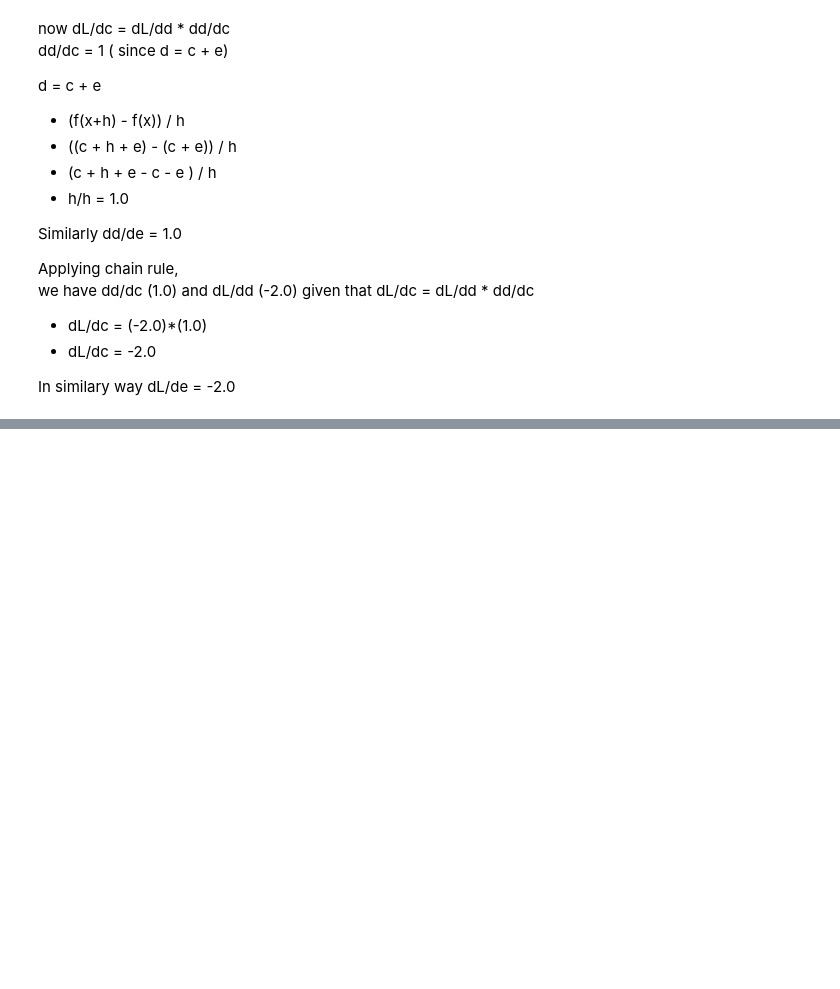
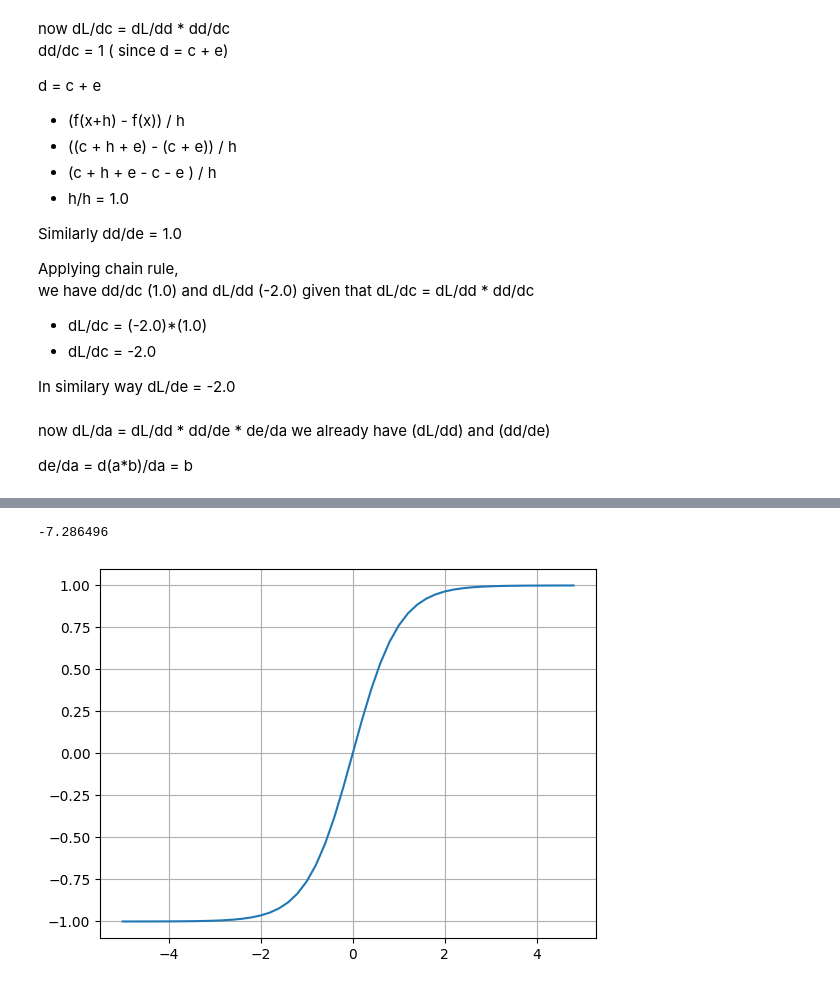
Before and after one commit to Ayush086/PyTorch-Learnings, a Jupyter notebook: MultiGrad/building-micrograd.ipynb, the cells around one changed output, grey strips where cells are left out. Saved outputs shown, nothing was run; the diff lists cells and outputs as text; code cells hidden in the pictures; blank space fills up the shorter version.

Commit message:
added few more functionalities and tried with complex equation

```diff
--- a/MultiGrad/building-micrograd.ipynb
+++ b/MultiGrad/building-micrograd.ipynb
@@ -263,3 +269,8 @@ In similary way dL/de = -2.0
 # %%
 c.grad = -2.0
 e.grad = -2.0
+# %% [markdown]
+now dL/da = dL/dd * dd/de * de/da
+we already have (dL/dd) and (dd/de)
+
+de/da = d(a*b)/da = b
@@ -267,3 +281,23 @@ e.grad = -2.0
 draw_dot(L)
 # %% [output]
 [drawing not drawn]
+# %%
+# weights update
+a.data += 0.01 * a.grad
+b.data += 0.01 * b.grad
+c.data += 0.01 * c.grad
+f.data += 0.01 * f.grad
+
+# forward pass
+e = a*b
+d = e+c
+L = d*f
+
+print(L.data)
+# %% [output]
+-7.286496
+# %%
+# tanh function
+plt.plot(np.arange(-5, 5, 0.2), np.tanh(np.arange(-5, 5, 0.2))); plt.grid();
+# %% [output]
+[figure, added]
```
Also changed, not shown: parts of 12 cells of this notebook.
